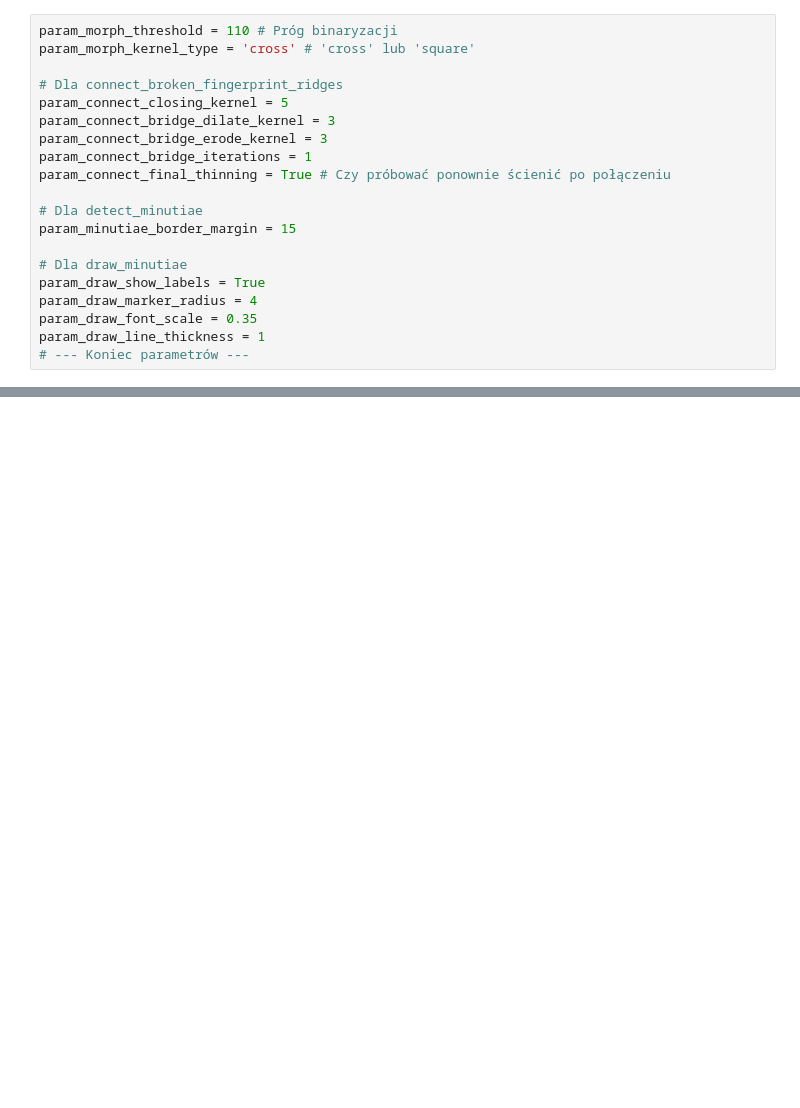
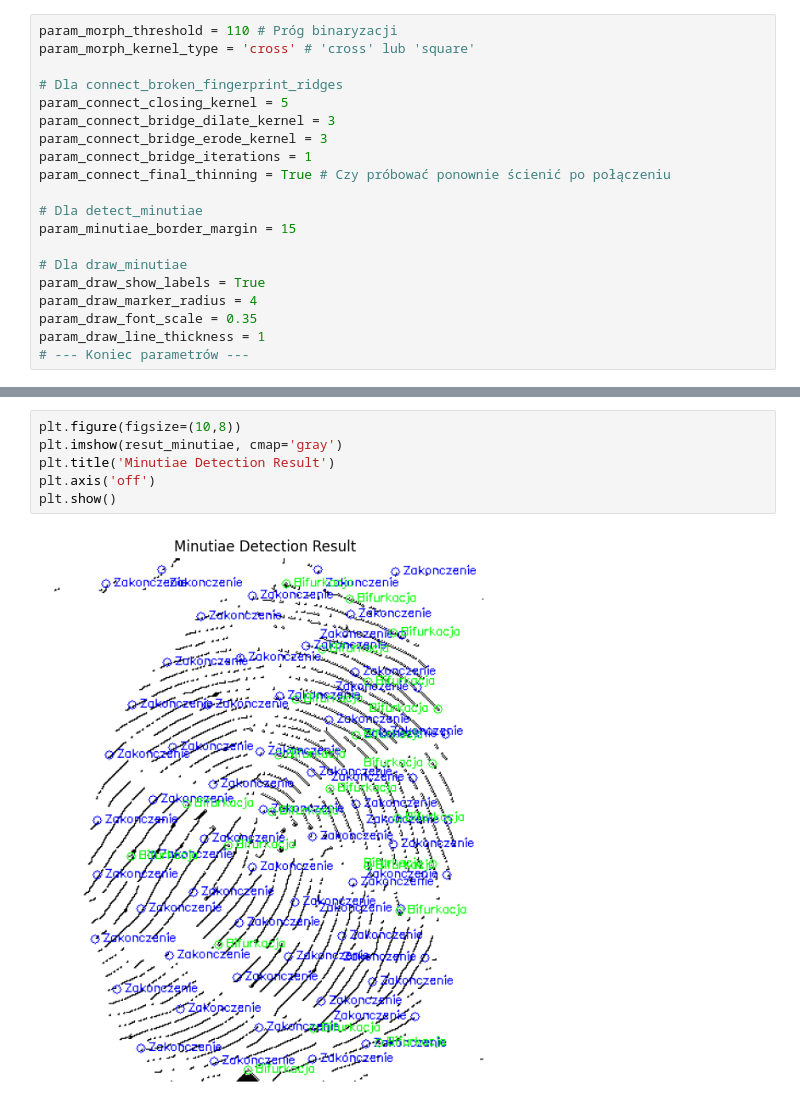
Before and after one commit to kowalskihubert/Biometric-Fingerprint-Recognition, a Jupyter notebook: app.ipynb, the cells around one changed output, grey strips where cells are left out. Cells and saved outputs as stored; diff of their text form; blank space fills up the shorter version.

```diff
--- a/app.ipynb
+++ b/app.ipynb
@@ -115,0 +118,8 @@ Enhanced thinned image saved to data/example2_thinned_enhanced.bmp
+# %%
+plt.figure(figsize=(10,8))
+plt.imshow(resut_minutiae, cmap='gray')
+plt.title('Minutiae Detection Result')
+plt.axis('off')
+plt.show()
+# %% [output]
+[figure, added]
```
Also changed, not shown: parts of 14 cells of this notebook, 13 other files.
